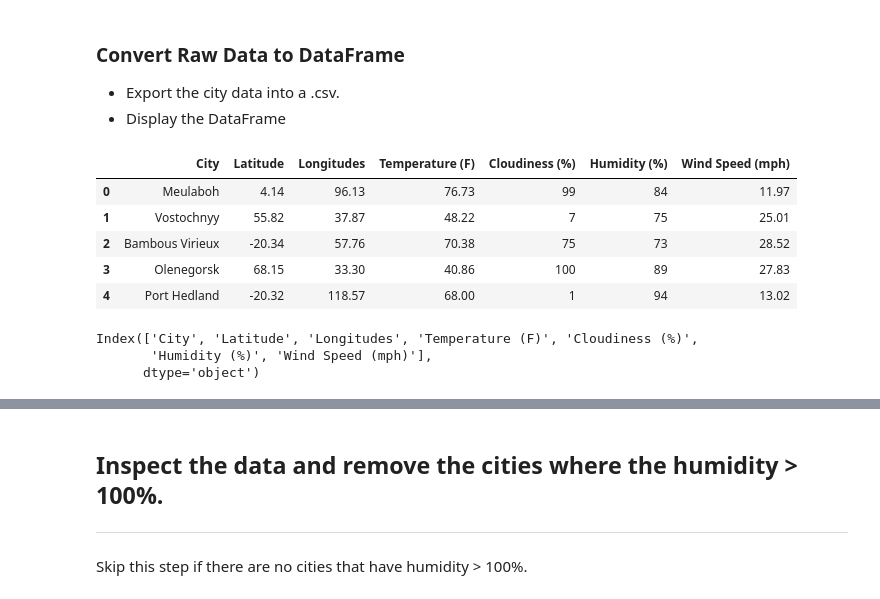
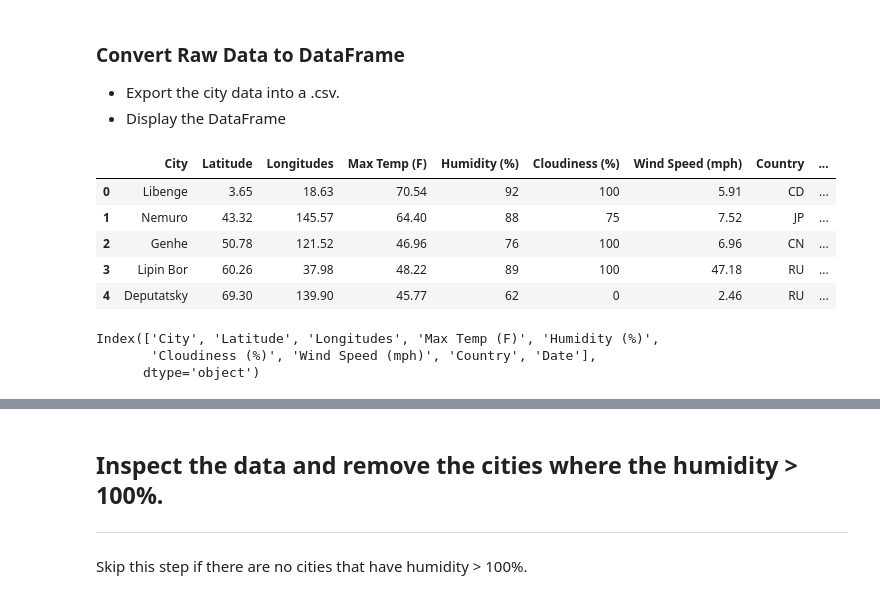
Before and after one commit to fasahathsyeda/API-challenge, a Jupyter notebook: starter_code/WeatherPy.ipynb, the cells around one changed output, grey strips where cells are left out. Drawn from its saved outputs; the diff is of its cells as text; code cells hidden in the pictures.

```diff
--- a/starter_code/WeatherPy.ipynb
+++ b/starter_code/WeatherPy.ipynb
@@ -60,6 +76,8 @@ city_windspeed = []
 city_latitudes = []
 city_longitudes=[]
 city_name_list = []
+city_date=[]
+city_country=[]
 city_two=[]
 
 # set initial count quantities for organization
@@ -85,7 +103,7 @@ for city in unique_cities:
             city_name_list.append(city_name)
 
             #retriving temperature for each city from the weather data and adding it to the empty list
-            city_temp = city_data["main"]["temp"]
+            city_temp = city_data["main"]["temp_max"]
             city_temperature.append(city_temp)
 
             #retriving cloudiness for each city from the weather data and adding it to the empty list
@@ -109,6 +127,14 @@ for city in unique_cities:
             city_lng = city_data["coord"]["lon"]
             city_longitudes.append(city_lng)
 
+            #retriving date for each city from the weather data
+            city_dt = city_data["dt"]
+            city_date.append(city_dt)
+
+            #retriving country for each city from the weather data
+            city_cntry = city_data["sys"]["country"]
+            city_country.append(city_cntry)
+
             if count_one >= 50:
                 count_one = 1
                 set_one += 1
@@ -119,6 +145,7 @@ for city in unique_cities:
             print(f"Processing Record {count_one} of Set {set_one} | {city}")
 
 
+
     except Exception:
         print("City not found. Skipping...")
 print("\nData Retrieval Complete\n")
@@ -147,30 +194,31 @@ Data Retrieval Complete
 # %%
 summary_data = pd.DataFrame({"City": city_name_list,
                              "Latitude": city_latitudes,
                              "Longitudes":city_longitudes,
-                             "Temperature (F)": city_temperature,
+                             "Max Temp (F)": city_temperature,
+                             "Humidity (%)": city_humidity,
                              "Cloudiness (%)": city_cloudiness,
-                             "Humidity (%)": city_humidity,
                              "Wind Speed (mph)": city_windspeed,
-                             "City": city_name_list
+                             "Country":city_country,
+                             "Date":city_date
                              })
 summary_data.head()
 
 # Save Data to csv
 summary_data.to_csv("Cities_weather_data.csv", encoding="utf-8", index=False)
 
 len(summary_data)
 summary_data.head()
 # %% [output]
-|  | City | Latitude | Longitudes | Temperature (F) | Cloudiness (%) | Humidity (%) | Wind Speed (mph) |
-| 0 | Meulaboh | 4.14 | 96.13 | 76.73 | 99 | 84 | 11.97 |
-| 1 | Vostochnyy | 55.82 | 37.87 | 48.22 | 7 | 75 | 25.01 |
-| 2 | Bambous Virieux | -20.34 | 57.76 | 70.38 | 75 | 73 | 28.52 |
-| 3 | Olenegorsk | 68.15 | 33.30 | 40.86 | 100 | 89 | 27.83 |
-| 4 | Port Hedland | -20.32 | 118.57 | 68.00 | 1 | 94 | 13.02 |
+|  | City | Latitude | Longitudes | Max Temp (F) | Humidity (%) | Cloudiness (%) | Wind Speed (mph) | Country | ... |
+| 0 | Libenge | 3.65 | 18.63 | 70.54 | 92 | 100 | 5.91 | CD | ... |
+| 1 | Nemuro | 43.32 | 145.57 | 64.40 | 88 | 75 | 7.52 | JP | ... |
+| 2 | Genhe | 50.78 | 121.52 | 46.96 | 76 | 100 | 6.96 | CN | ... |
+| 3 | Lipin Bor | 60.26 | 37.98 | 48.22 | 89 | 100 | 47.18 | RU | ... |
+| 4 | Deputatsky | 69.30 | 139.90 | 45.77 | 62 | 0 | 2.46 | RU | ... |
 # %%
 summary_data.columns
 # %% [output]
-Index(['City', 'Latitude', 'Longitudes', 'Temperature (F)', 'Cloudiness (%)',
-       'Humidity (%)', 'Wind Speed (mph)'],
+Index(['City', 'Latitude', 'Longitudes', 'Max Temp (F)', 'Humidity (%)',
+       'Cloudiness (%)', 'Wind Speed (mph)', 'Country', 'Date'],
       dtype='object')
```
Also changed, not shown: parts of 20 cells of this notebook, 17 other files.
